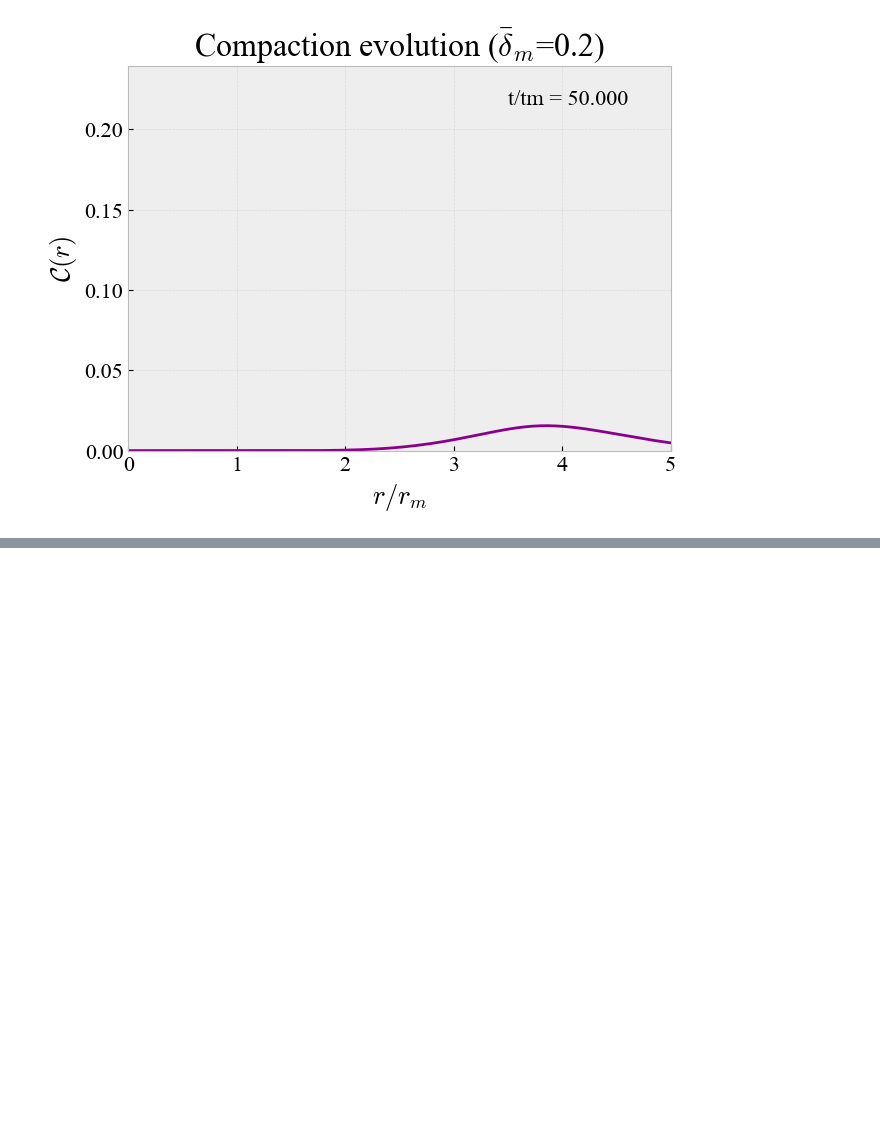
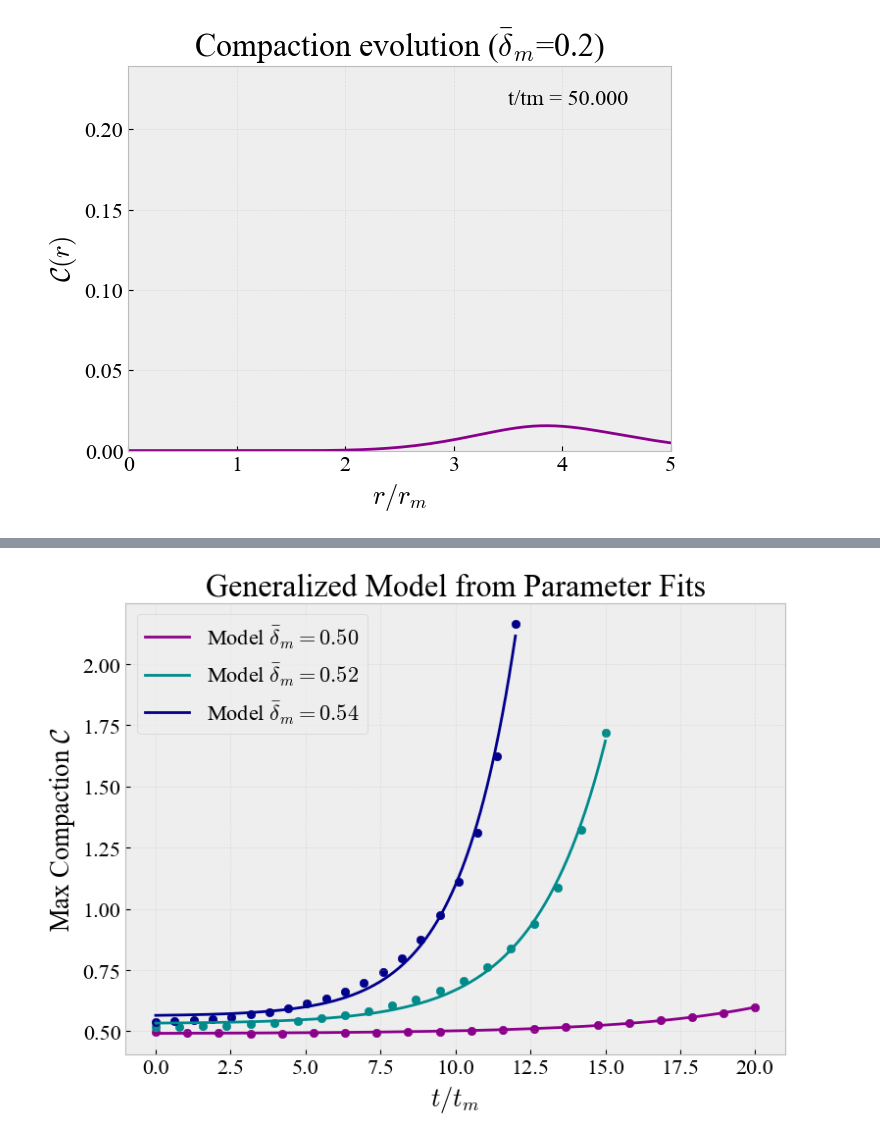
Before and after one commit to meganhmartinez/PBHCapstone, a Jupyter notebook: OriginalCode/Notebook_Simulation.ipynb, the cells around one changed output, grey strips where cells are left out. Saved outputs shown, nothing was run; the diff lists cells and outputs as text; code cells hidden in the pictures; blank space fills up the shorter version.

```diff
--- a/OriginalCode/Notebook_Simulation.ipynb
+++ b/OriginalCode/Notebook_Simulation.ipynb
@@ -1874,0 +3329,22 @@ Saved compaction3sub.mp4 (10 s)
+# %%
+t50 = np.linspace(0.0001, 20, 300)
+t52 = np.linspace(0.0001, 15, 300)
+t54 = np.linspace(0.0001, 12, 300)
+
+plt.figure(figsize=(8, 6))
+plt.plot(t50, C_model(t50, 0.50), label=r"Model $\bar{\delta}_m=0.50$", color="darkmagenta")
+plt.plot(t52, C_model(t52, 0.52), label=r"Model $\bar{\delta}_m=0.52$", color="darkcyan")
+plt.plot(t54, C_model(t54, 0.54), label=r"Model $\bar{\delta}_m=0.54$", color="darkblue")
+plt.scatter(np.linspace(0.0001,20,20),C_list, marker='o', color='darkmagenta')
+plt.scatter(np.linspace(0.0001,15,20),C52_list, marker='o', color='darkcyan')
+plt.scatter(np.linspace(0.0001,12,20),C54_list, marker='o', color='darkblue')
+plt.xlabel(r"$t/t_m$")
+plt.ylabel(r"Max Compaction $\mathcal{C}$")
+plt.title("Generalized Model from Parameter Fits")
+plt.legend()
+plt.grid(True, alpha=0.3)
+plt.tight_layout()
+plt.savefig("gen_compaction_plot.pdf", format="pdf", bbox_inches='tight')
+plt.show()
+# %% [output]
+[figure, added]
```
Also changed, not shown: parts of 5 cells of this notebook, 6 other files.
